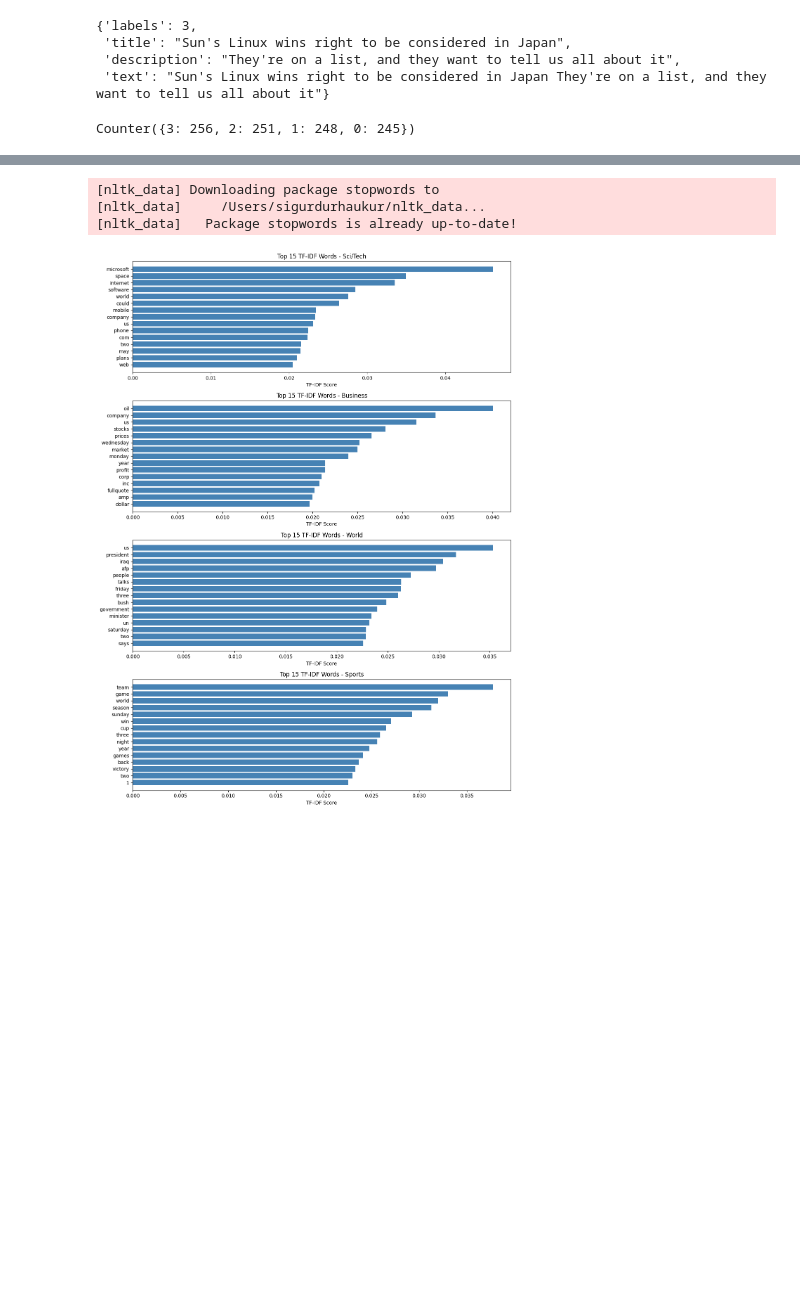
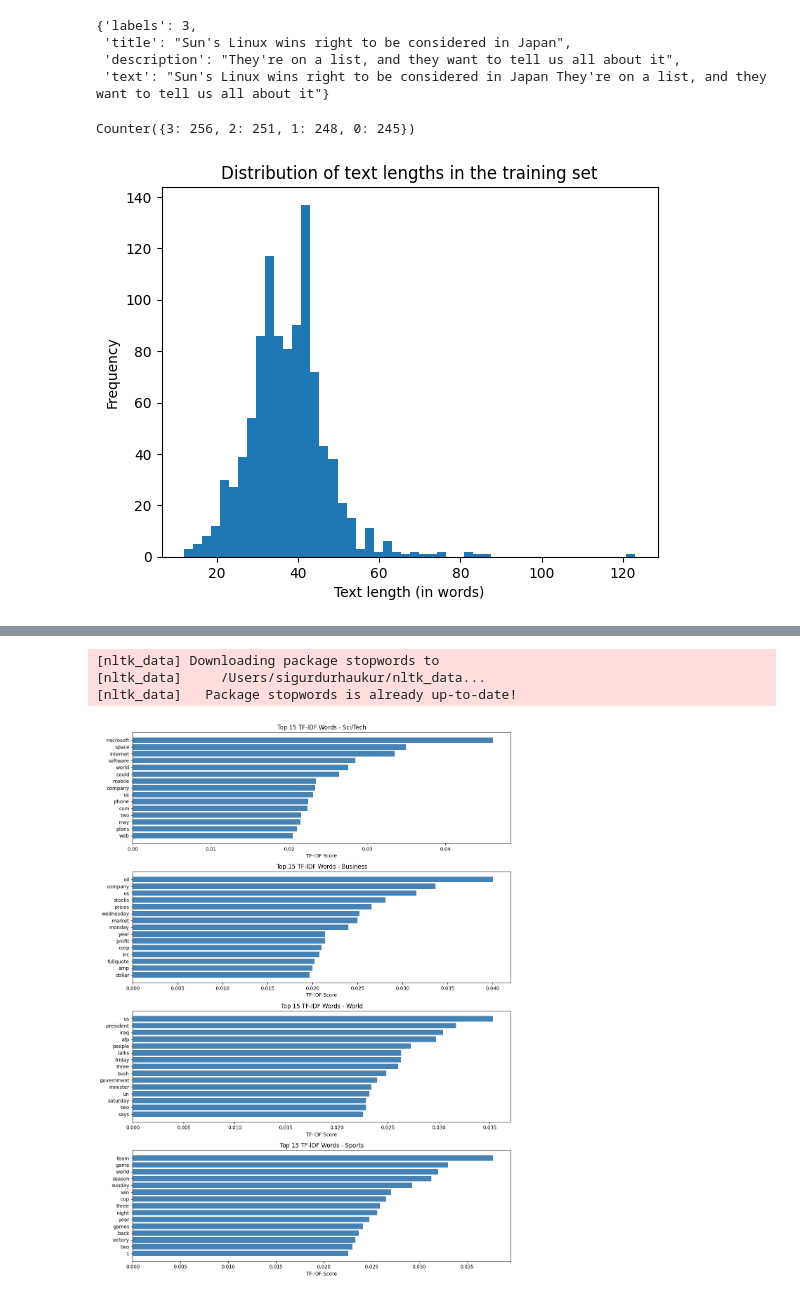
Before and after one commit to ponderingpenguins/natural-language-processing, a Jupyter notebook: assignment3/src/data-exploration.ipynb, the cells around one changed output, grey strips where cells are left out. Drawn from its saved outputs; the diff is of its cells as text; code cells hidden in the pictures; blank space fills up the shorter version.

```diff
--- a/assignment3/src/data-exploration.ipynb
+++ b/assignment3/src/data-exploration.ipynb
@@ -27,3 +27,14 @@ label_counts = Counter(ds_train["labels"])
 print(label_counts)
 # %% [output]
 Counter({3: 256, 2: 251, 1: 248, 0: 245})
+# %%
+# Length of the texts
+text_lengths = [len(text.split()) for text in ds_train["text"]]
+import matplotlib.pyplot as plt
+plt.hist(text_lengths, bins=50)
+plt.xlabel("Text length (in words)")
+plt.ylabel("Frequency")
+plt.title("Distribution of text lengths in the training set")
+plt.show()
+# %% [output]
+[figure, added]
```
Also changed, not shown: parts of 3 cells of this notebook, 20 other files.
